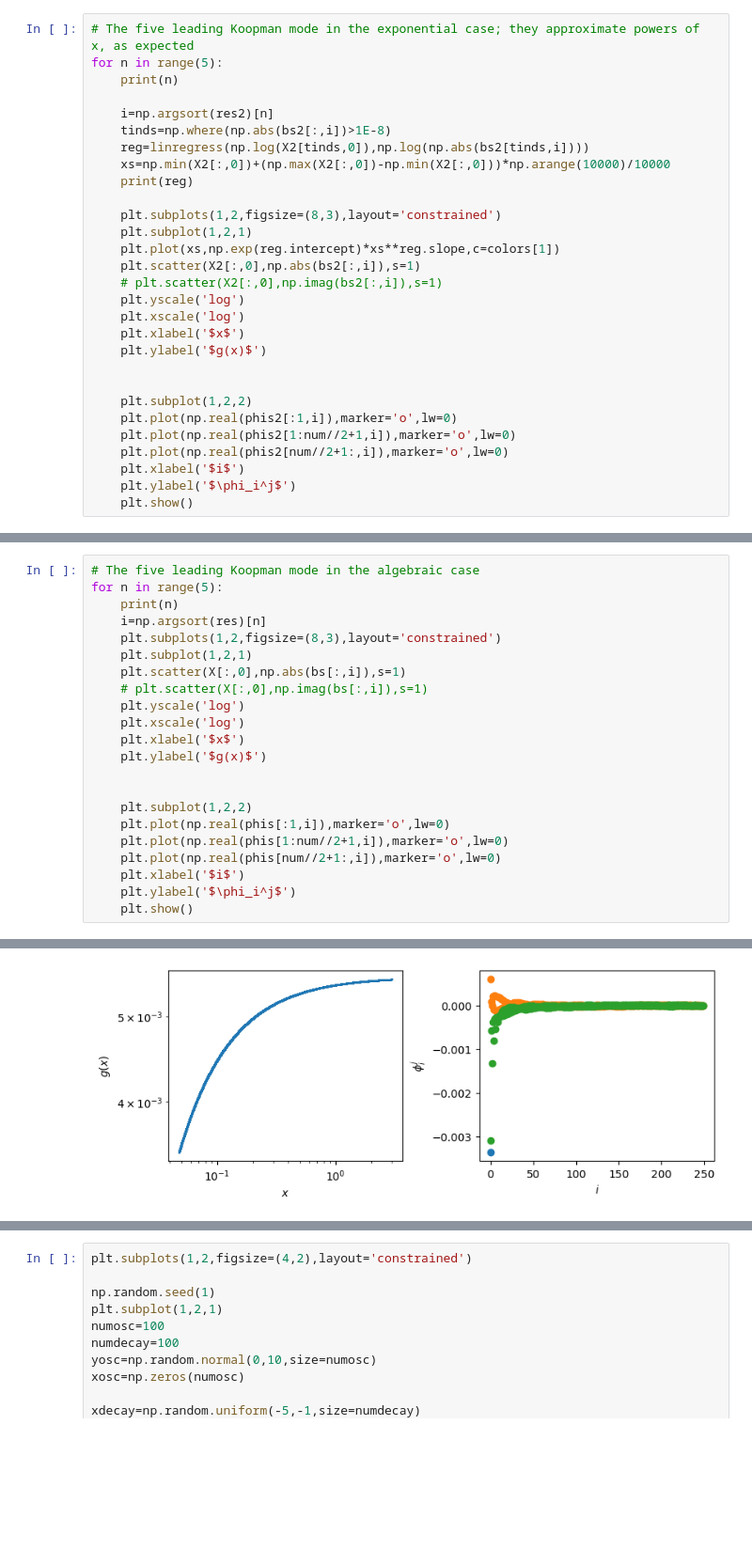
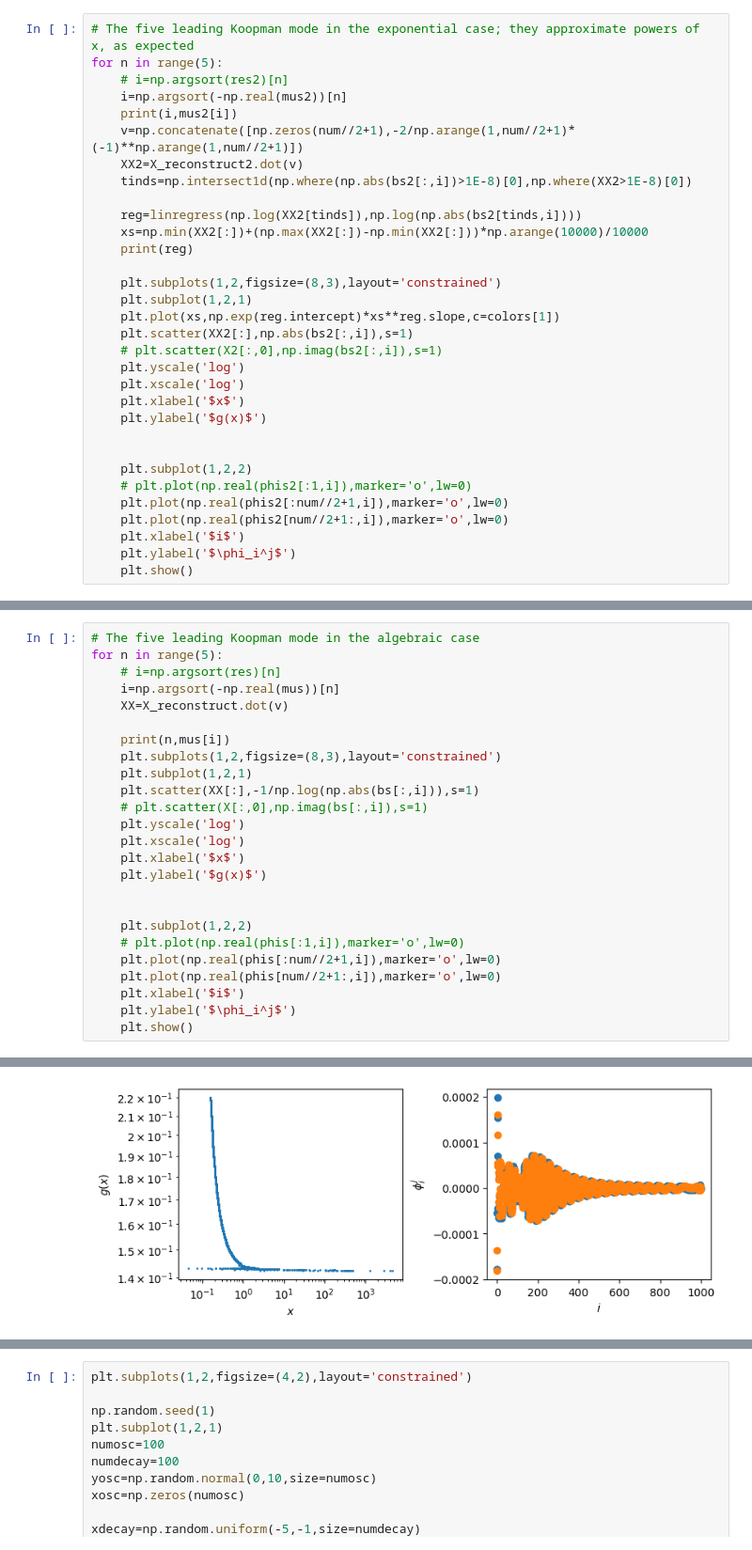
Before and after one commit to znicolaou/kuramoto, a Jupyter notebook: onedim.ipynb, the cells around one changed output, grey strips where cells are left out. Shown at 94% size. Drawn from its saved outputs; the diff is of its cells as text; blank space fills up the shorter version.

```diff
--- a/onedim.ipynb
+++ b/onedim.ipynb
@@ -282,18 +342,21 @@ plt.show()
 # %%
 # The five leading Koopman mode in the exponential case; they approximate powers of x, as expected
 for n in range(5):
-    print(n)
+    # i=np.argsort(res2)[n]
+    i=np.argsort(-np.real(mus2))[n]
+    print(i,mus2[i])
+    v=np.concatenate([np.zeros(num//2+1),-2/np.arange(1,num//2+1)*(-1)**np.arange(1,num//2+1)])
+    XX2=X_reconstruct2.dot(v)
+    tinds=np.intersect1d(np.where(np.abs(bs2[:,i])>1E-8)[0],np.where(XX2>1E-8)[0])
 
-    i=np.argsort(res2)[n]
-    tinds=np.where(np.abs(bs2[:,i])>1E-8)
-    reg=linregress(np.log(X2[tinds,0]),np.log(np.abs(bs2[tinds,i])))
-    xs=np.min(X2[:,0])+(np.max(X2[:,0])-np.min(X2[:,0]))*np.arange(10000)/10000
+    reg=linregress(np.log(XX2[tinds]),np.log(np.abs(bs2[tinds,i])))
+    xs=np.min(XX2[:])+(np.max(XX2[:])-np.min(XX2[:]))*np.arange(10000)/10000
     print(reg)
 
     plt.subplots(1,2,figsize=(8,3),layout='constrained')
     plt.subplot(1,2,1)
     plt.plot(xs,np.exp(reg.intercept)*xs**reg.slope,c=colors[1])
-    plt.scatter(X2[:,0],np.abs(bs2[:,i]),s=1)
+    plt.scatter(XX2[:],np.abs(bs2[:,i]),s=1)
     # plt.scatter(X2[:,0],np.imag(bs2[:,i]),s=1)
     plt.yscale('log')
     plt.xscale('log')
@@ -302,8 +365,8 @@ for n in range(5):
 
 
     plt.subplot(1,2,2)
-    plt.plot(np.real(phis2[:1,i]),marker='o',lw=0)
-    plt.plot(np.real(phis2[1:num//2+1,i]),marker='o',lw=0)
+    # plt.plot(np.real(phis2[:1,i]),marker='o',lw=0)
+    plt.plot(np.real(phis2[:num//2+1,i]),marker='o',lw=0)
     plt.plot(np.real(phis2[num//2+1:,i]),marker='o',lw=0)
     plt.xlabel('$i$')
     plt.ylabel('$\phi_i^j$')
@@ -327,11 +390,14 @@ LinregressResult(slope=2.715331899901436, intercept=-5.447002097157676, rvalue=0
 # %%
 # The five leading Koopman mode in the algebraic case
 for n in range(5):
-    print(n)
-    i=np.argsort(res)[n]
+    # i=np.argsort(res)[n]
+    i=np.argsort(-np.real(mus))[n]
+    XX=X_reconstruct.dot(v)
+
+    print(n,mus[i])
     plt.subplots(1,2,figsize=(8,3),layout='constrained')
     plt.subplot(1,2,1)
-    plt.scatter(X[:,0],np.abs(bs[:,i]),s=1)
+    plt.scatter(XX[:],-1/np.log(np.abs(bs[:,i])),s=1)
     # plt.scatter(X[:,0],np.imag(bs[:,i]),s=1)
     plt.yscale('log')
     plt.xscale('log')
@@ -340,8 +406,8 @@ for n in range(5):
 
 
     plt.subplot(1,2,2)
-    plt.plot(np.real(phis[:1,i]),marker='o',lw=0)
-    plt.plot(np.real(phis[1:num//2+1,i]),marker='o',lw=0)
+    # plt.plot(np.real(phis[:1,i]),marker='o',lw=0)
+    plt.plot(np.real(phis[:num//2+1,i]),marker='o',lw=0)
     plt.plot(np.real(phis[num//2+1:,i]),marker='o',lw=0)
     plt.xlabel('$i$')
     plt.ylabel('$\phi_i^j$')
@@ -351 +417 @@ for n in range(5):
-[figure, old version]
+[figure, new version]
```
Also changed, not shown: parts of 17 cells of this notebook, 3 other files.
